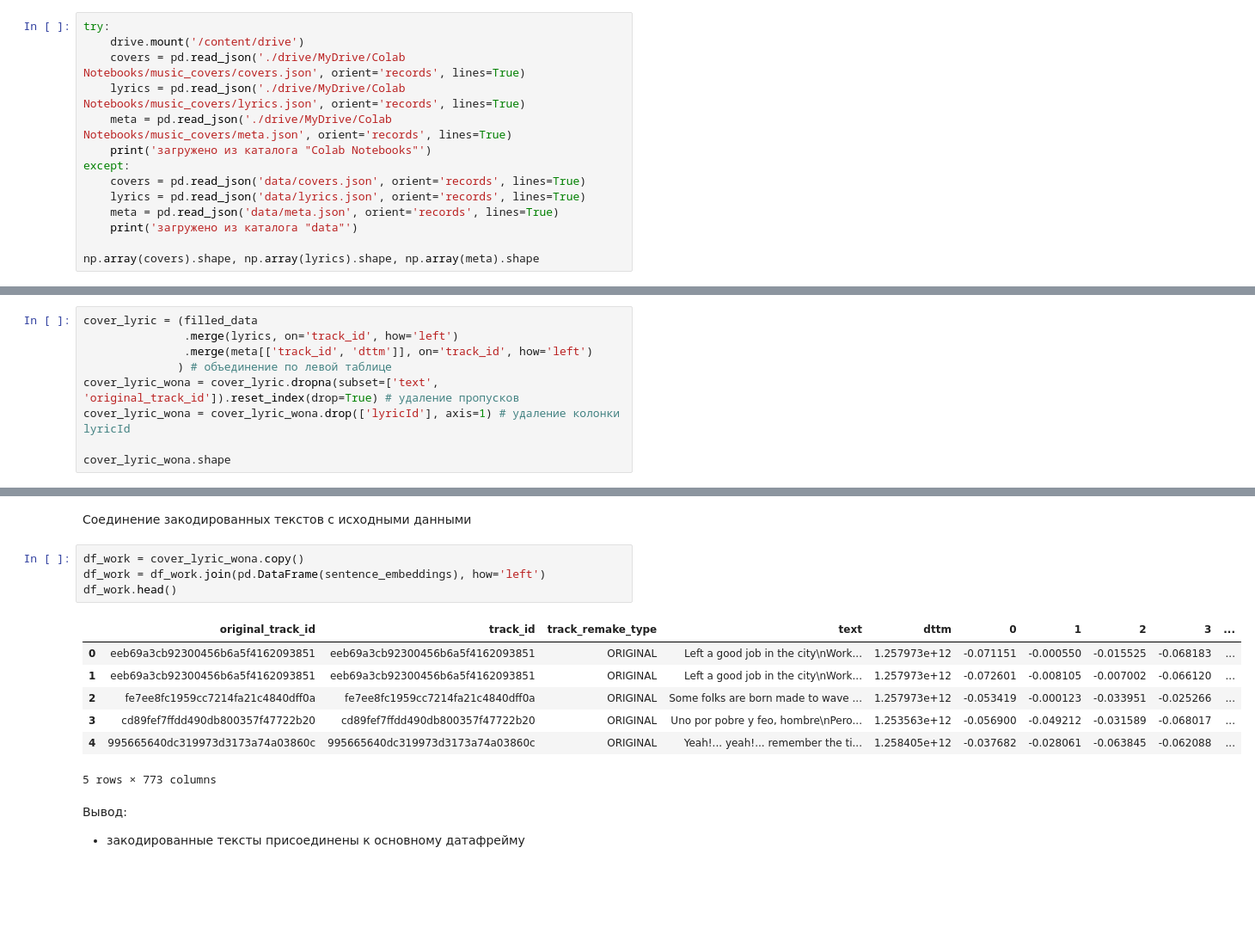
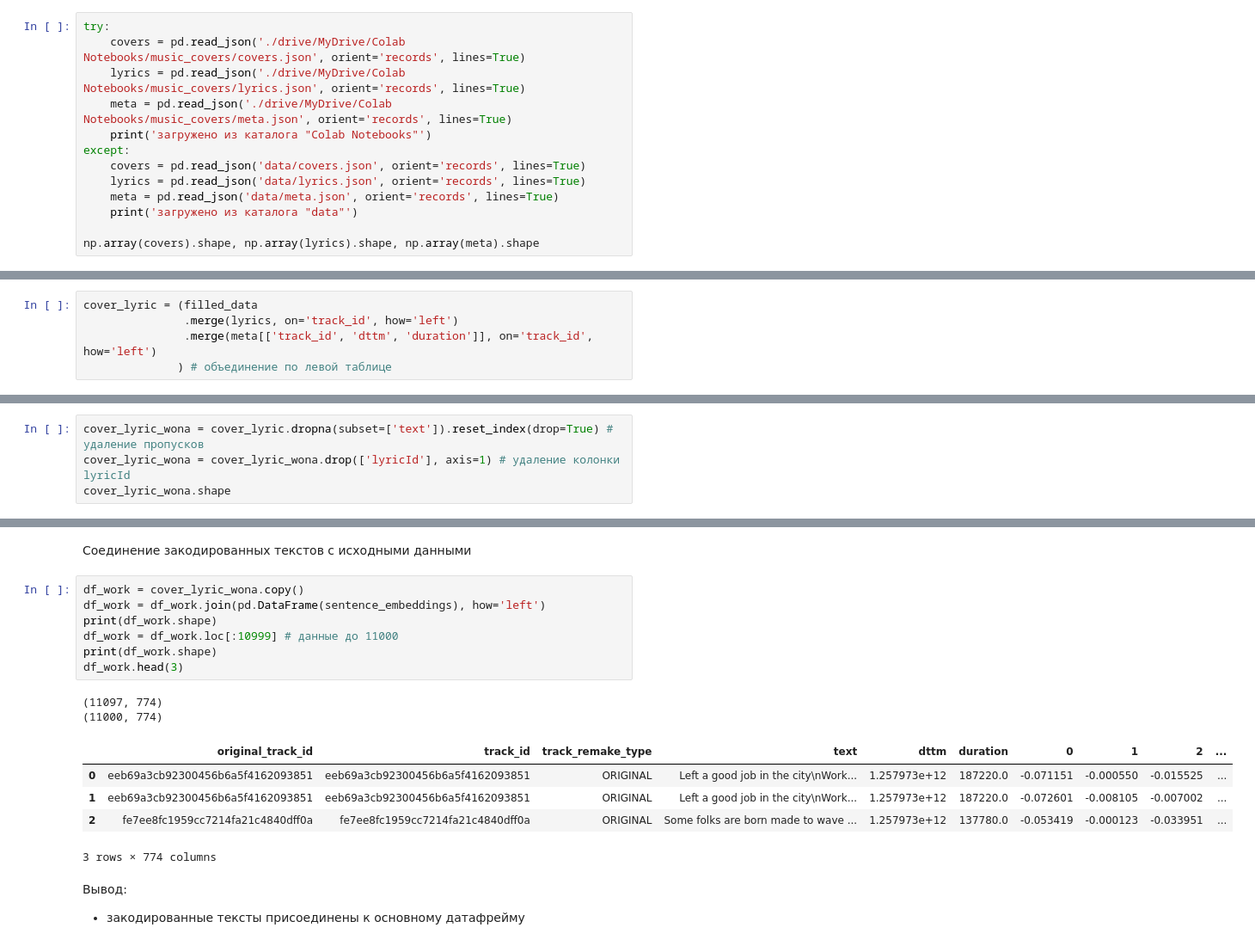
Before and after one commit to denis-42ds/cover-songs-search, a Jupyter notebook: music_covers.ipynb, the cells around one changed output, grey strips where cells are left out. Shown at 86% size. Cells and saved outputs as stored; diff of their text form; blank space fills up the shorter version.

```diff
--- a/music_covers.ipynb
+++ b/music_covers.ipynb
@@ -79,7 +82,6 @@ MAX_TOKEN_LEN = 512 # ограничение на максимальную дл
 ### Загрузка данных
 # %%
 try:
-    drive.mount('/content/drive')
     covers = pd.read_json('./drive/MyDrive/Colab Notebooks/music_covers/covers.json', orient='records', lines=True)
     lyrics = pd.read_json('./drive/MyDrive/Colab Notebooks/music_covers/lyrics.json', orient='records', lines=True)
     meta = pd.read_json('./drive/MyDrive/Colab Notebooks/music_covers/meta.json', orient='records', lines=True)
@@ -245,9 +246,5 @@ memory usage: 1.6+ MB
 # %%
 cover_lyric = (filled_data
                .merge(lyrics, on='track_id', how='left')
-               .merge(meta[['track_id', 'dttm']], on='track_id', how='left')
+               .merge(meta[['track_id', 'dttm', 'duration']], on='track_id', how='left')
               ) # объединение по левой таблице
-cover_lyric_wona = cover_lyric.dropna(subset=['text', 'original_track_id']).reset_index(drop=True) # удаление пропусков
-cover_lyric_wona = cover_lyric_wona.drop(['lyricId'], axis=1) # удаление колонки lyricId
-
-cover_lyric_wona.shape
@@ -255,0 +251,4 @@ cover_lyric_wona.shape
+# %%
+cover_lyric_wona = cover_lyric.dropna(subset=['text']).reset_index(drop=True) # удаление пропусков
+cover_lyric_wona = cover_lyric_wona.drop(['lyricId'], axis=1) # удаление колонки lyricId
+cover_lyric_wona.shape
@@ -282,15 +293,18 @@ sentence_embeddings.shape
 # %%
 df_work = cover_lyric_wona.copy()
 df_work = df_work.join(pd.DataFrame(sentence_embeddings), how='left')
-df_work.head()
+print(df_work.shape)
+df_work = df_work.loc[:10999] # данные до 11000
+print(df_work.shape)
+df_work.head(3)
 # %% [output]
+(11097, 774)
+(11000, 774)
-|  | original_track_id | track_id | track_remake_type | text | dttm | 0 | 1 | 2 | 3 | ... |
-| 0 | eeb69a3cb92300456b6a5f4162093851 | eeb69a3cb92300456b6a5f4162093851 | ORIGINAL | Left a good job in the city\nWork... | 1.257973e+12 | -0.071151 | -0.000550 | -0.015525 | -0.068183 | ... |
-| 1 | eeb69a3cb92300456b6a5f4162093851 | eeb69a3cb92300456b6a5f4162093851 | ORIGINAL | Left a good job in the city\nWork... | 1.257973e+12 | -0.072601 | -0.008105 | -0.007002 | -0.066120 | ... |
-| 2 | fe7ee8fc1959cc7214fa21c4840dff0a | fe7ee8fc1959cc7214fa21c4840dff0a | ORIGINAL | Some folks are born made to wave ... | 1.257973e+12 | -0.053419 | -0.000123 | -0.033951 | -0.025266 | ... |
-| 3 | cd89fef7ffdd490db800357f47722b20 | cd89fef7ffdd490db800357f47722b20 | ORIGINAL | Uno por pobre y feo, hombre\nPero... | 1.253563e+12 | -0.056900 | -0.049212 | -0.031589 | -0.068017 | ... |
-| 4 | 995665640dc319973d3173a74a03860c | 995665640dc319973d3173a74a03860c | ORIGINAL | Yeah!... yeah!... remember the ti... | 1.258405e+12 | -0.037682 | -0.028061 | -0.063845 | -0.062088 | ... |
+|  | original_track_id | track_id | track_remake_type | text | dttm | duration | 0 | 1 | 2 | ... |
+| 0 | eeb69a3cb92300456b6a5f4162093851 | eeb69a3cb92300456b6a5f4162093851 | ORIGINAL | Left a good job in the city\nWork... | 1.257973e+12 | 187220.0 | -0.071151 | -0.000550 | -0.015525 | ... |
+| 1 | eeb69a3cb92300456b6a5f4162093851 | eeb69a3cb92300456b6a5f4162093851 | ORIGINAL | Left a good job in the city\nWork... | 1.257973e+12 | 187220.0 | -0.072601 | -0.008105 | -0.007002 | ... |
+| 2 | fe7ee8fc1959cc7214fa21c4840dff0a | fe7ee8fc1959cc7214fa21c4840dff0a | ORIGINAL | Some folks are born made to wave ... | 1.257973e+12 | 137780.0 | -0.053419 | -0.000123 | -0.033951 | ... |
-5 rows × 773 columns
+3 rows × 774 columns
 # %% [markdown]
 Вывод:
 - закодированные тексты присоединены к основному датафрейму
```
Also changed, not shown: parts of 65 cells of this notebook, 2 other files.
